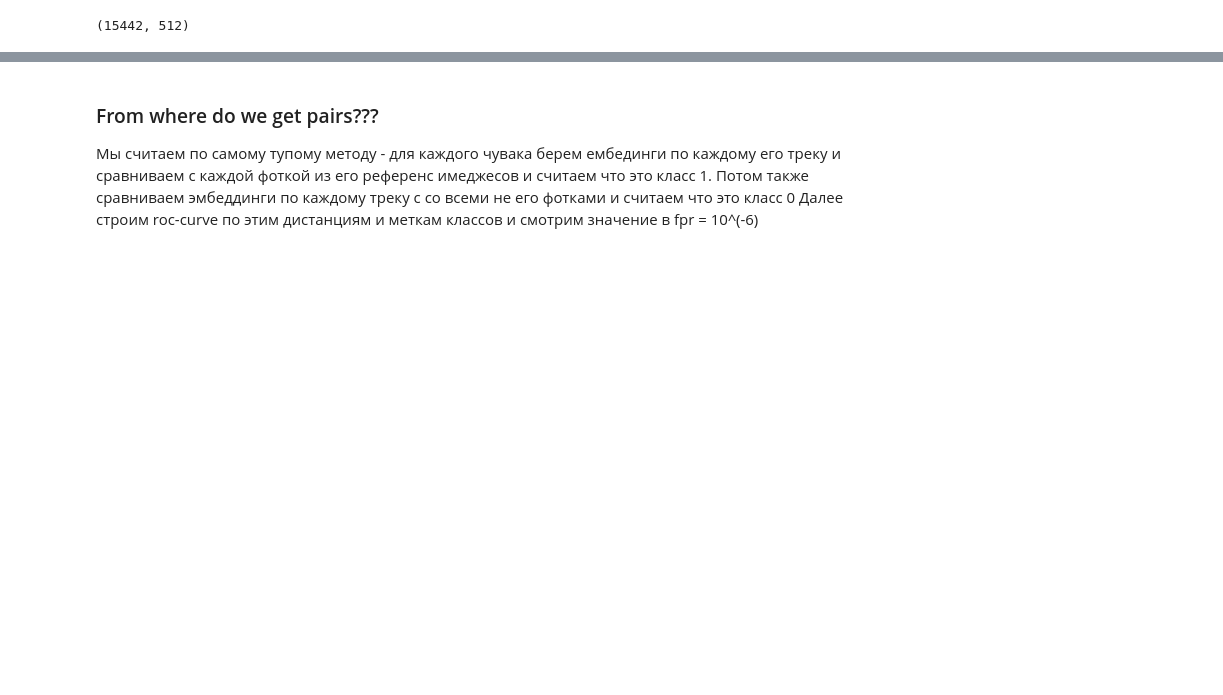
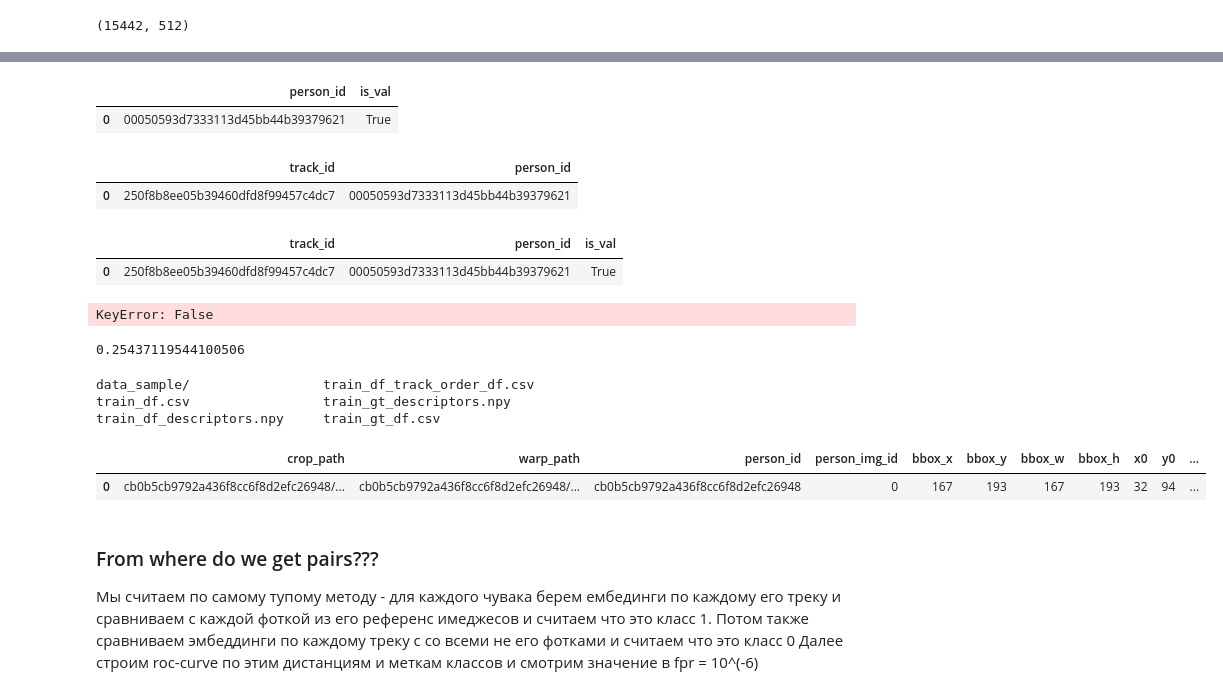
Before and after one commit to ildarlomov/dlcourseproject, a Jupyter notebook: notebooks/1.0-ildar-initial-data-exploration.ipynb, the cells around one changed output, grey strips where cells are left out. Cells and saved outputs as stored; diff of their text form; code cells hidden in the pictures; blank space fills up the shorter version.

```diff
--- a/notebooks/1.0-ildar-initial-data-exploration.ipynb
+++ b/notebooks/1.0-ildar-initial-data-exploration.ipynb
@@ -71,3 +80,40 @@ train_df_agg_descriptors.shape
+# %%
+is_val_df = train_df.groupby('person_id').agg({'is_val': lambda x: set(x).pop()}).reset_index(drop=False)
+is_val_df.head(1)
+# %% [output]
+|  | person_id | is_val |
+| 0 | 00050593d7333113d45bb44b39379621 | True |
+# %%
+train_df_track_order_df.head(1)
+# %% [output]
+|  | track_id | person_id |
+| 0 | 250f8b8ee05b39460dfd8f99457c4dc7 | 00050593d7333113d45bb44b39379621 |
+# %%
+train_df_track_order_df = pd.merge(train_df_track_order_df, is_val_df, on='person_id', how='left')
+train_df_track_order_df.head(1)
+# %% [output]
+|  | track_id | person_id | is_val |
+| 0 | 250f8b8ee05b39460dfd8f99457c4dc7 | 00050593d7333113d45bb44b39379621 | True |
+# %%
+train_df_track_order_df[train_df_track_order_df.is_val is False]
+# %% [output]
+KeyError: False
+# %%
+train_df_track_order_df.is_val.mean()
+# %% [output]
+0.25437119544100506
+# %%
+ls ../data/raw
+# %% [output]
+data_sample/                 train_df_track_order_df.csv
+train_df.csv                 train_gt_descriptors.npy
+train_df_descriptors.npy     train_gt_df.csv
+# %%
+train_gt_df = pd.read_csv('../data/raw/train_gt_df.csv')
+train_gt_df.head(1)
+# %% [output]
+|  | crop_path | warp_path | person_id | person_img_id | bbox_x | bbox_y | bbox_w | bbox_h | x0 | y0 | ... |
+| 0 | cb0b5cb9792a436f8cc6f8d2efc26948/... | cb0b5cb9792a436f8cc6f8d2efc26948/... | cb0b5cb9792a436f8cc6f8d2efc26948 | 0 | 167 | 193 | 167 | 193 | 32 | 94 | ... |
 # %% [markdown]
 ### From where do we get pairs???
 Мы считаем по самому тупому методу - для каждого чувака берем ембединги по каждому его треку и сравниваем с каждой фоткой из его референс имеджесов и считаем что это класс 1.
```
Also changed, not shown: parts of 4 cells of this notebook, 2 other files.
